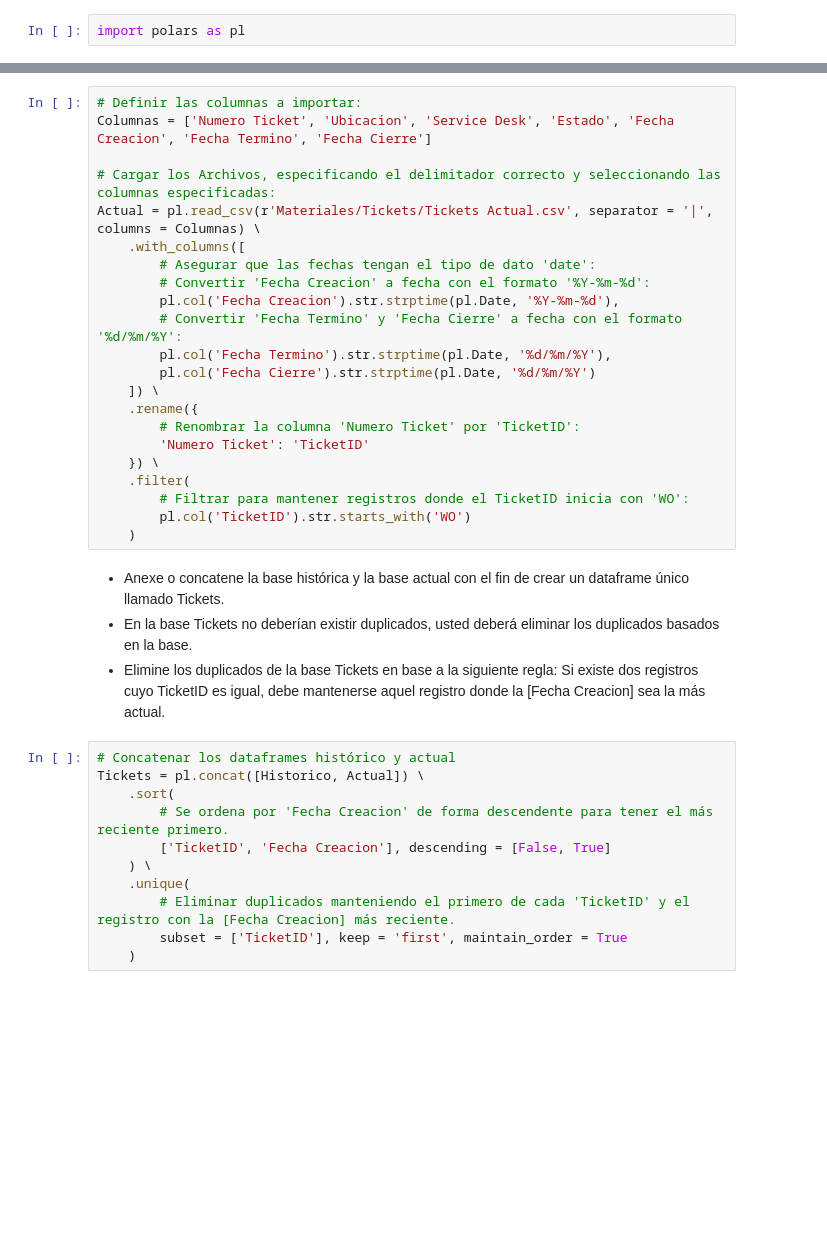
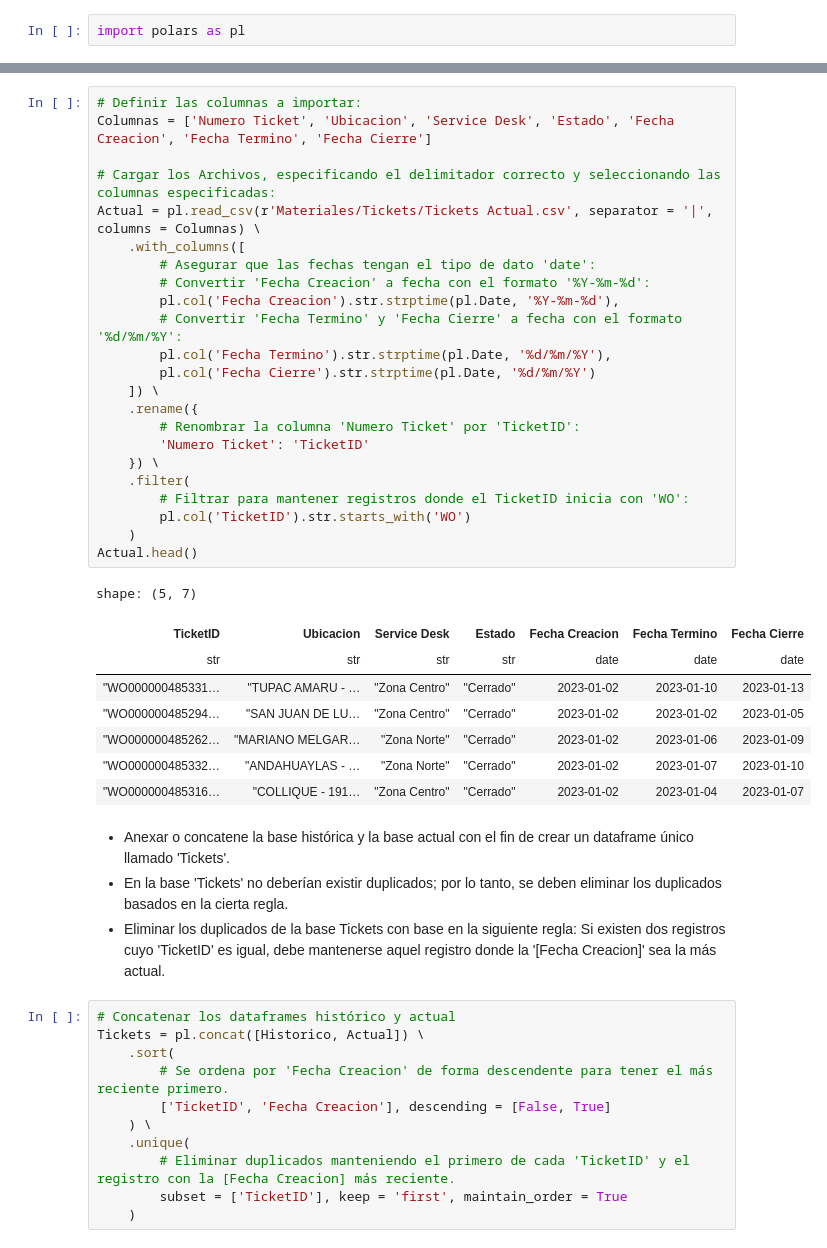
Before and after one commit to Jeshua-Romero-Guadarrama/ADDC-PYTHON-FOR-ETL, a Jupyter notebook: CASO PRÁCTICO I. GESTIÓN DE ATENCIONES/CASO PRÁCTICO I. GESTIÓN DE ATENCIONES.ipynb, the cells around one changed output, grey strips where cells are left out. Cells and saved outputs as stored; diff of their text form; blank space fills up the shorter version.

```diff
--- a/CASO PRÁCTICO I. GESTIÓN DE ATENCIONES/CASO PRÁCTICO I. GESTIÓN DE ATENCIONES.ipynb
+++ b/CASO PRÁCTICO I. GESTIÓN DE ATENCIONES/CASO PRÁCTICO I. GESTIÓN DE ATENCIONES.ipynb
@@ -45,29 +55,39 @@ Historico = pl.read_csv(r'Materiales/Tickets/Tickets Historico.txt', separator =
 # %%
 # Definir las columnas a importar:
 Columnas = ['Numero Ticket', 'Ubicacion', 'Service Desk', 'Estado', 'Fecha Creacion', 'Fecha Termino', 'Fecha Cierre']
 
 # Cargar los Archivos, especificando el delimitador correcto y seleccionando las columnas especificadas:
 Actual = pl.read_csv(r'Materiales/Tickets/Tickets Actual.csv', separator = '|', columns = Columnas) \
     .with_columns([
         # Asegurar que las fechas tengan el tipo de dato 'date':
         # Convertir 'Fecha Creacion' a fecha con el formato '%Y-%m-%d':
         pl.col('Fecha Creacion').str.strptime(pl.Date, '%Y-%m-%d'),
         # Convertir 'Fecha Termino' y 'Fecha Cierre' a fecha con el formato '%d/%m/%Y':
         pl.col('Fecha Termino').str.strptime(pl.Date, '%d/%m/%Y'),
         pl.col('Fecha Cierre').str.strptime(pl.Date, '%d/%m/%Y')
     ]) \
     .rename({
         # Renombrar la columna 'Numero Ticket' por 'TicketID':
         'Numero Ticket': 'TicketID'
     }) \
     .filter(
         # Filtrar para mantener registros donde el TicketID inicia con 'WO':
         pl.col('TicketID').str.starts_with('WO')
     )
+Actual.head()
+# %% [output]
+shape: (5, 7)
+| TicketID | Ubicacion | Service Desk | Estado | Fecha Creacion | Fecha Termino | Fecha Cierre |
+| str | str | str | str | date | date | date |
+| "WO000000485331… | "TUPAC AMARU - … | "Zona Centro" | "Cerrado" | 2023-01-02 | 2023-01-10 | 2023-01-13 |
+| "WO000000485294… | "SAN JUAN DE LU… | "Zona Centro" | "Cerrado" | 2023-01-02 | 2023-01-02 | 2023-01-05 |
+| "WO000000485262… | "MARIANO MELGAR… | "Zona Norte" | "Cerrado" | 2023-01-02 | 2023-01-06 | 2023-01-09 |
+| "WO000000485332… | "ANDAHUAYLAS - … | "Zona Norte" | "Cerrado" | 2023-01-02 | 2023-01-07 | 2023-01-10 |
+| "WO000000485316… | "COLLIQUE - 191… | "Zona Centro" | "Cerrado" | 2023-01-02 | 2023-01-04 | 2023-01-07 |
 # %% [markdown]
-- Anexe o concatene la base histórica y la base actual con el fin de crear un dataframe único llamado Tickets.
-- En la base Tickets no deberían existir duplicados, usted deberá eliminar los duplicados basados en la base.
-- Elimine los duplicados de la base Tickets en base a la siguiente regla: Si existe dos registros cuyo TicketID es igual, debe mantenerse aquel registro donde la [Fecha Creacion] sea la más actual.
+- Anexar o concatene la base histórica y la base actual con el fin de crear un dataframe único llamado 'Tickets'.
+- En la base 'Tickets' no deberían existir duplicados; por lo tanto, se deben eliminar los duplicados basados en la cierta regla.
+- Eliminar los duplicados de la base Tickets con base en la siguiente regla: Si existen dos registros cuyo 'TicketID' es igual, debe mantenerse aquel registro donde la '[Fecha Creacion]' sea la más actual.
 # %%
 # Concatenar los dataframes histórico y actual
 Tickets = pl.concat([Historico, Actual]) \
```
Also changed, not shown: parts of 11 cells of this notebook, 1 other file.
